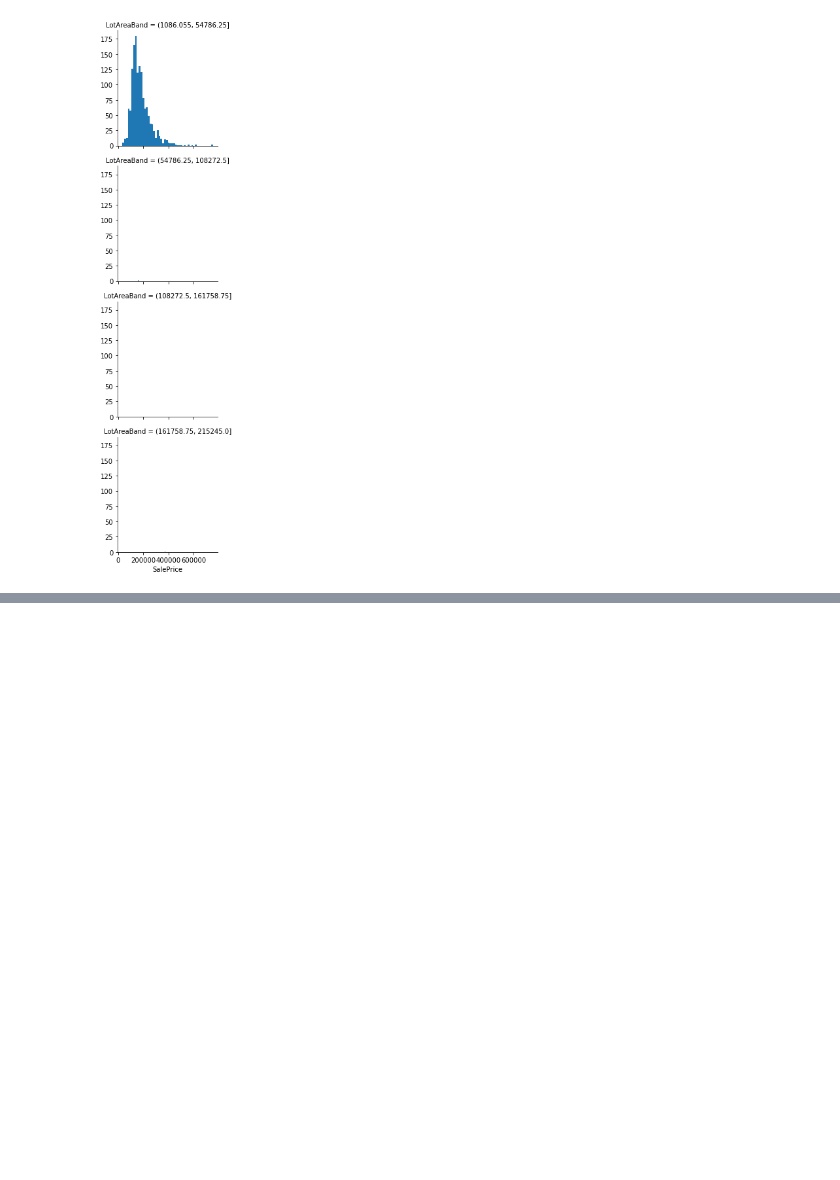
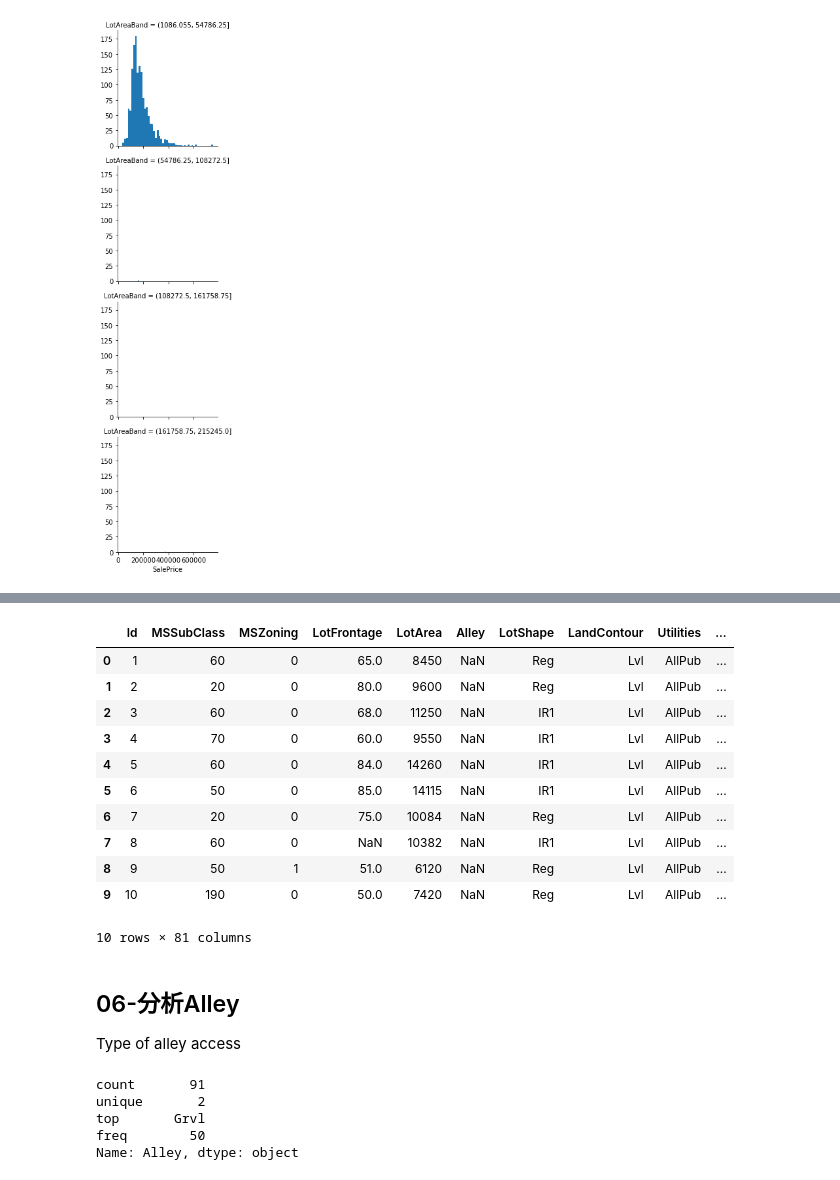
Before and after one commit to imgoodman/kaggle-ml, a Jupyter notebook: house-price/house-price.ipynb, the cells around one changed output, grey strips where cells are left out. Cells and saved outputs as stored; diff of their text form; code cells hidden in the pictures; blank space fills up the shorter version.

```diff
--- a/house-price/house-price.ipynb
+++ b/house-price/house-price.ipynb
@@ -472,0 +517,16 @@ g_lotareaband.map(plt.hist, "SalePrice", bins=50)
+# %%
+train_df=train_df.drop(["Street"], axis=1)
+train_df.head(10)
+# %% [output]
+|  | Id | MSSubClass | MSZoning | LotFrontage | LotArea | Alley | LotShape | LandContour | Utilities | ... |
+| 0 | 1 | 60 | 0 | 65.0 | 8450 | NaN | Reg | Lvl | AllPub | ... |
+| 1 | 2 | 20 | 0 | 80.0 | 9600 | NaN | Reg | Lvl | AllPub | ... |
+| 2 | 3 | 60 | 0 | 68.0 | 11250 | NaN | IR1 | Lvl | AllPub | ... |
+| 3 | 4 | 70 | 0 | 60.0 | 9550 | NaN | IR1 | Lvl | AllPub | ... |
+| 4 | 5 | 60 | 0 | 84.0 | 14260 | NaN | IR1 | Lvl | AllPub | ... |
+| 5 | 6 | 50 | 0 | 85.0 | 14115 | NaN | IR1 | Lvl | AllPub | ... |
+| 6 | 7 | 20 | 0 | 75.0 | 10084 | NaN | Reg | Lvl | AllPub | ... |
+| 7 | 8 | 60 | 0 | NaN | 10382 | NaN | IR1 | Lvl | AllPub | ... |
+| 8 | 9 | 50 | 1 | 51.0 | 6120 | NaN | Reg | Lvl | AllPub | ... |
+| 9 | 10 | 190 | 0 | 50.0 | 7420 | NaN | Reg | Lvl | AllPub | ... |
+10 rows × 81 columns
@@ -472,0 +535,11 @@ g_lotareaband.map(plt.hist, "SalePrice", bins=50)
+# %% [markdown]
+## 06-分析Alley
+ Type of alley access
+# %%
+train_df["Alley"].describe()
+# %% [output]
+count       91
+unique       2
+top       Grvl
+freq        50
+Name: Alley, dtype: object
```
Also changed, not shown: parts of 27 cells of this notebook.
